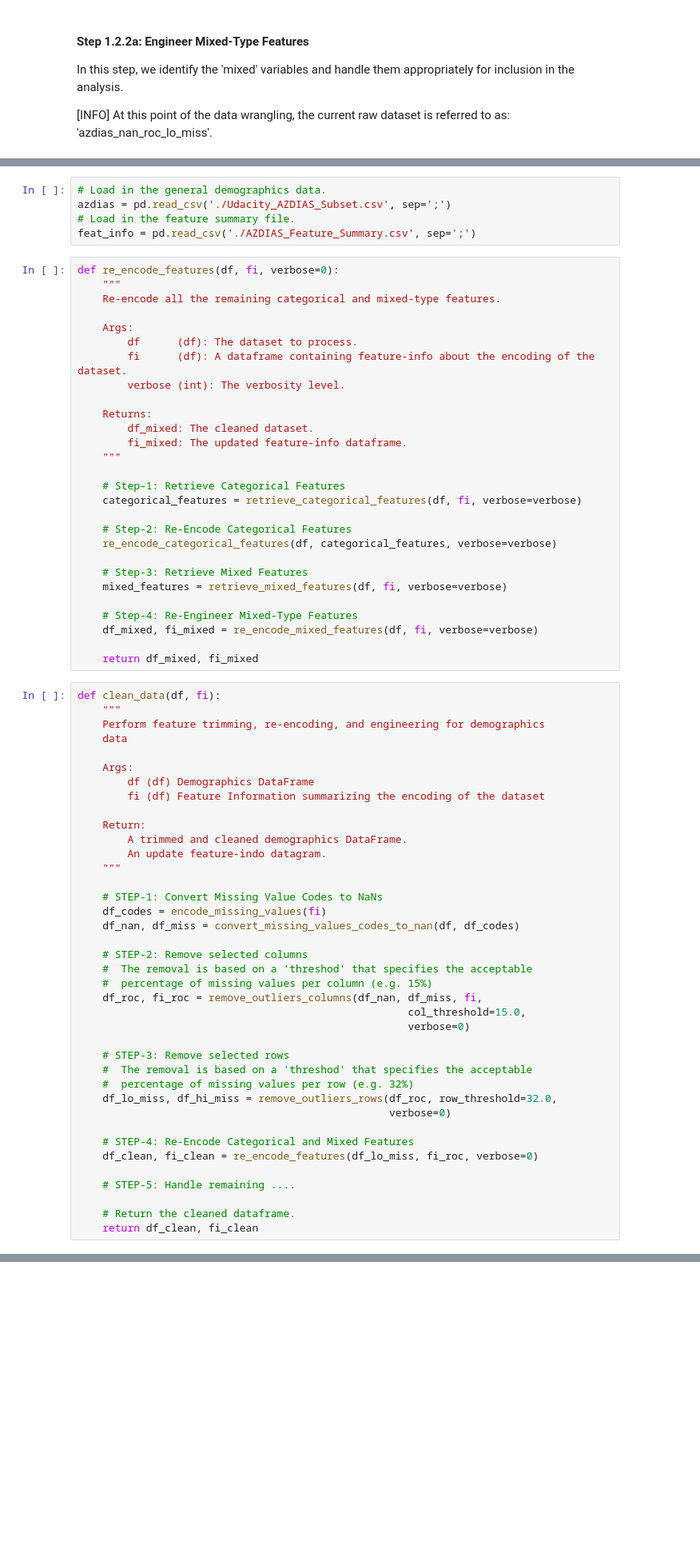
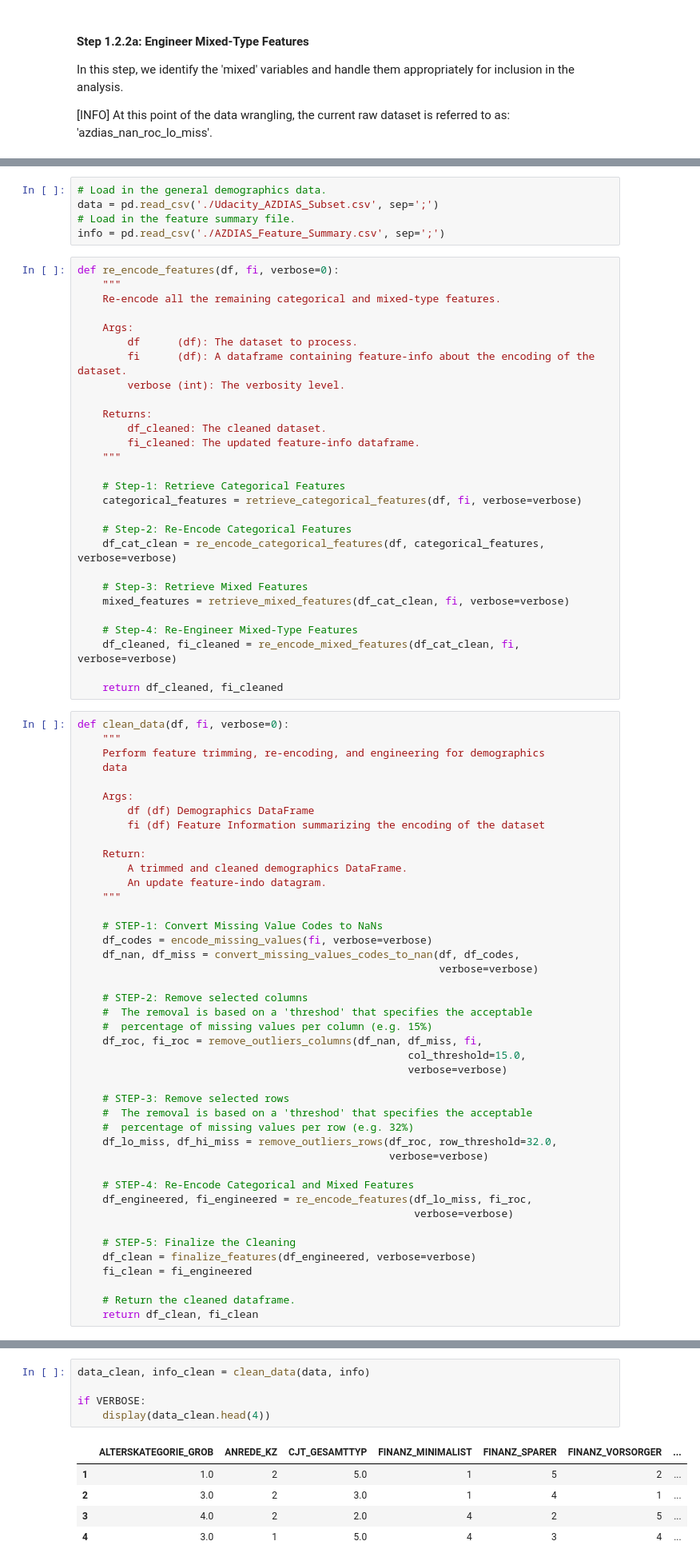
Before and after one commit to fab7/LESSONS-Unsupervised-Learning, a Jupyter notebook: project/Identify_Customer_Segments.ipynb, the cells around one changed output, grey strips where cells are left out. Shown at 80% size. Cells and saved outputs as stored; diff of their text form; blank space fills up the shorter version.

```diff
--- a/project/Identify_Customer_Segments.ipynb
+++ b/project/Identify_Customer_Segments.ipynb
@@ -978,9 +1001,9 @@ print(f"           {col_types}")
 Even though you've finished cleaning up the general population demographics data, it's important to look ahead to the future and realize that you'll need to perform the same cleaning steps on the customer demographics data. In this substep, complete the function below to execute the main feature selection, encoding, and re-engineering steps you performed above. Then, when it comes to looking at the customer data in Step 3, you can just run this function on that DataFrame to get the trimmed dataset in a single step.
 # %%
 # Load in the general demographics data.
-azdias = pd.read_csv('./Udacity_AZDIAS_Subset.csv', sep=';')
+data = pd.read_csv('./Udacity_AZDIAS_Subset.csv', sep=';')
 # Load in the feature summary file.
-feat_info = pd.read_csv('./AZDIAS_Feature_Summary.csv', sep=';')
+info = pd.read_csv('./AZDIAS_Feature_Summary.csv', sep=';')
 # %%
 def re_encode_features(df, fi, verbose=0):
     """
@@ -992,25 +1015,25 @@ def re_encode_features(df, fi, verbose=0):
         verbose (int): The verbosity level.
 
     Returns:
-        df_mixed: The cleaned dataset.
-        fi_mixed: The updated feature-info dataframe.
+        df_cleaned: The cleaned dataset.
+        fi_cleaned: The updated feature-info dataframe.
     """
 
     # Step-1: Retrieve Categorical Features
     categorical_features = retrieve_categorical_features(df, fi, verbose=verbose)
 
     # Step-2: Re-Encode Categorical Features
-    re_encode_categorical_features(df, categorical_features, verbose=verbose)
+    df_cat_clean = re_encode_categorical_features(df, categorical_features, verbose=verbose)
 
     # Step-3: Retrieve Mixed Features
-    mixed_features = retrieve_mixed_features(df, fi, verbose=verbose)
+    mixed_features = retrieve_mixed_features(df_cat_clean, fi, verbose=verbose)
 
     # Step-4: Re-Engineer Mixed-Type Features
-    df_mixed, fi_mixed = re_encode_mixed_features(df, fi, verbose=verbose)
+    df_cleaned, fi_cleaned = re_encode_mixed_features(df_cat_clean, fi, verbose=verbose)
 
-    return df_mixed, fi_mixed
+    return df_cleaned, fi_cleaned
 # %%
-def clean_data(df, fi):
+def clean_data(df, fi, verbose=0):
     """
     Perform feature trimming, re-encoding, and engineering for demographics
     data
@@ -1025,26 +1048,30 @@ def clean_data(df, fi):
     """
 
     # STEP-1: Convert Missing Value Codes to NaNs
-    df_codes = encode_missing_values(fi)
-    df_nan, df_miss = convert_missing_values_codes_to_nan(df, df_codes)
+    df_codes = encode_missing_values(fi, verbose=verbose)
+    df_nan, df_miss = convert_missing_values_codes_to_nan(df, df_codes,
+                                                          verbose=verbose)
 
     # STEP-2: Remove selected columns
     #  The removal is based on a 'threshod' that specifies the acceptable
     #  percentage of missing values per column (e.g. 15%)
     df_roc, fi_roc = remove_outliers_columns(df_nan, df_miss, fi,
                                                      col_threshold=15.0,
-                                                     verbose=0)
+                                                     verbose=verbose)
 
     # STEP-3: Remove selected rows
     #  The removal is based on a 'threshod' that specifies the acceptable
     #  percentage of missing values per row (e.g. 32%)
     df_lo_miss, df_hi_miss = remove_outliers_rows(df_roc, row_threshold=32.0,
-                                                  verbose=0)
+                                                  verbose=verbose)
 
     # STEP-4: Re-Encode Categorical and Mixed Features
-    df_clean, fi_clean = re_encode_features(df_lo_miss, fi_roc, verbose=0)
+    df_engineered, fi_engineered = re_encode_features(df_lo_miss, fi_roc,
+                                                      verbose=verbose)
 
-    # STEP-5: Handle remaining ....
+    # STEP-5: Finalize the Cleaning
+    df_clean = finalize_features(df_engineered, verbose=verbose)
+    fi_clean = fi_engineered
 
     # Return the cleaned dataframe.
     return df_clean, fi_clean
@@ -1055,0 +1078,11 @@ SyntaxError: cannot assign to expression here. Maybe you meant '==' instead of '
+# %%
+data_clean, info_clean = clean_data(data, info)
+
+if VERBOSE:
+    display(data_clean.head(4))
+# %% [output]
+|  | ALTERSKATEGORIE_GROB | ANREDE_KZ | CJT_GESAMTTYP | FINANZ_MINIMALIST | FINANZ_SPARER | FINANZ_VORSORGER | ... |
+| 1 | 1.0 | 2 | 5.0 | 1 | 5 | 2 | ... |
+| 2 | 3.0 | 2 | 3.0 | 1 | 4 | 1 | ... |
+| 3 | 4.0 | 2 | 2.0 | 4 | 2 | 5 | ... |
+| 4 | 3.0 | 1 | 5.0 | 4 | 3 | 4 | ... |
```
Also changed, not shown: parts of 7 cells of this notebook.
